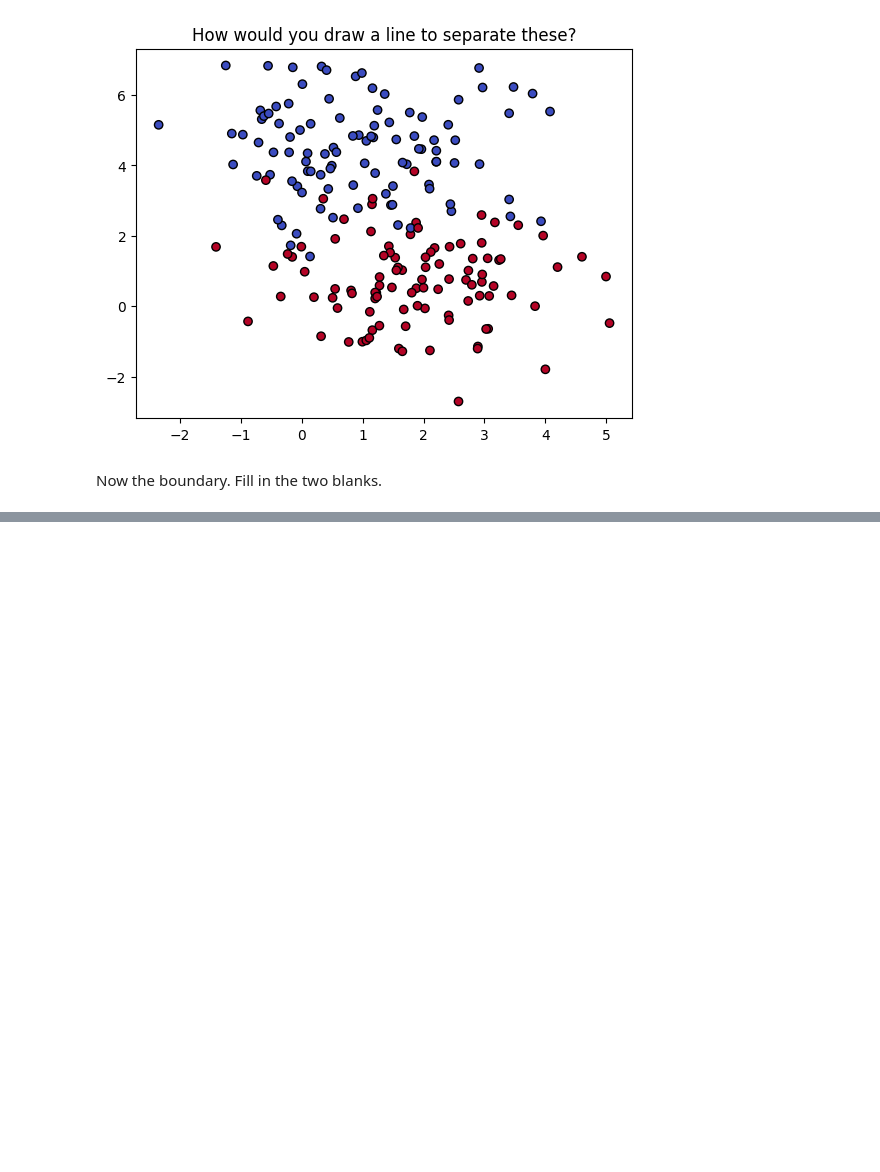
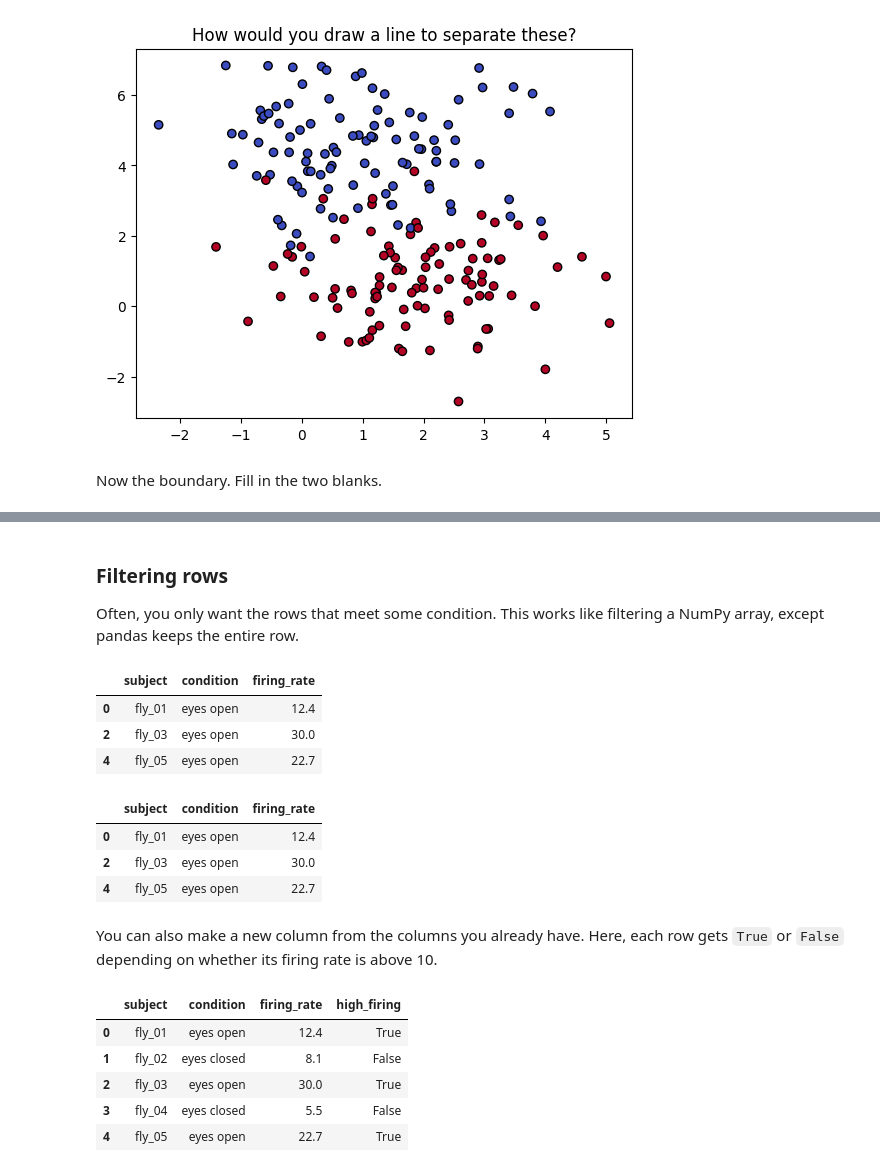
Before and after one commit to TuragaLab/jhu-janelia-ml-demo, a Jupyter notebook: intro_coding_tutorial.ipynb, the cells around one changed output, grey strips where cells are left out. Saved outputs shown, nothing was run; the diff lists cells and outputs as text; code cells hidden in the pictures; blank space fills up the shorter version.

Commit message:
Added introductory pandas section

```diff
--- a/intro_coding_tutorial.ipynb
+++ b/intro_coding_tutorial.ipynb
@@ -510,0 +518,10 @@ plt.show()
+# %%
+import pandas as pd
+
+recordings = pd.DataFrame({
+    "subject": ["fly_01", "fly_02", "fly_03", "fly_04", "fly_05"],
+    "condition": ["eyes open", "eyes closed", "eyes open", "eyes closed", "eyes open"],
+    "firing_rate": [12.4, 8.1, 30.0, 5.5, 22.7]
+})
+
+recordings
@@ -510,0 +565,32 @@ plt.show()
+# %% [markdown]
+### Filtering rows
+
+Often, you only want the rows that meet some condition. This works like filtering a NumPy array, except pandas keeps the entire row.
+# %%
+# Keep only recordings with firing rates above 10
+recordings[recordings["firing_rate"] > 10]
+# %% [output]
+|  | subject | condition | firing_rate |
+| 0 | fly_01 | eyes open | 12.4 |
+| 2 | fly_03 | eyes open | 30.0 |
+| 4 | fly_05 | eyes open | 22.7 |
+# %%
+# Keep only recordings from the eyes-open condition
+recordings[recordings["condition"] == "eyes open"]
+# %% [output]
+|  | subject | condition | firing_rate |
+| 0 | fly_01 | eyes open | 12.4 |
+| 2 | fly_03 | eyes open | 30.0 |
+| 4 | fly_05 | eyes open | 22.7 |
+# %% [markdown]
+You can also make a new column from the columns you already have. Here, each row gets `True` or `False` depending on whether its firing rate is above 10.
+# %%
+recordings["high_firing"] = recordings["firing_rate"] > 10
+recordings
+# %% [output]
+|  | subject | condition | firing_rate | high_firing |
+| 0 | fly_01 | eyes open | 12.4 | True |
+| 1 | fly_02 | eyes closed | 8.1 | False |
+| 2 | fly_03 | eyes open | 30.0 | True |
+| 3 | fly_04 | eyes closed | 5.5 | False |
+| 4 | fly_05 | eyes open | 22.7 | True |
```
Also changed, not shown: parts of 11 cells of this notebook.
